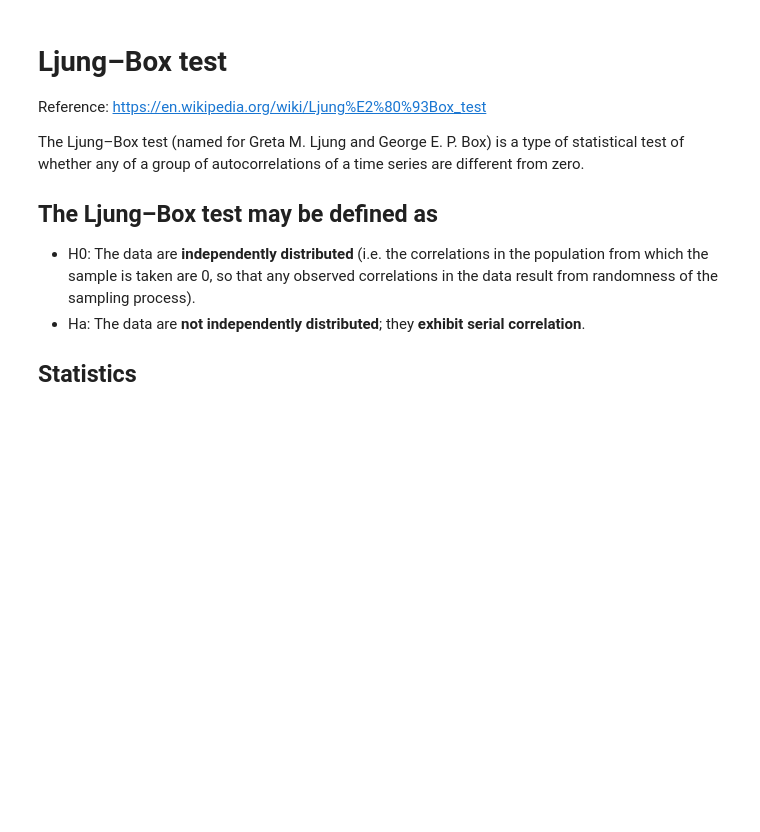
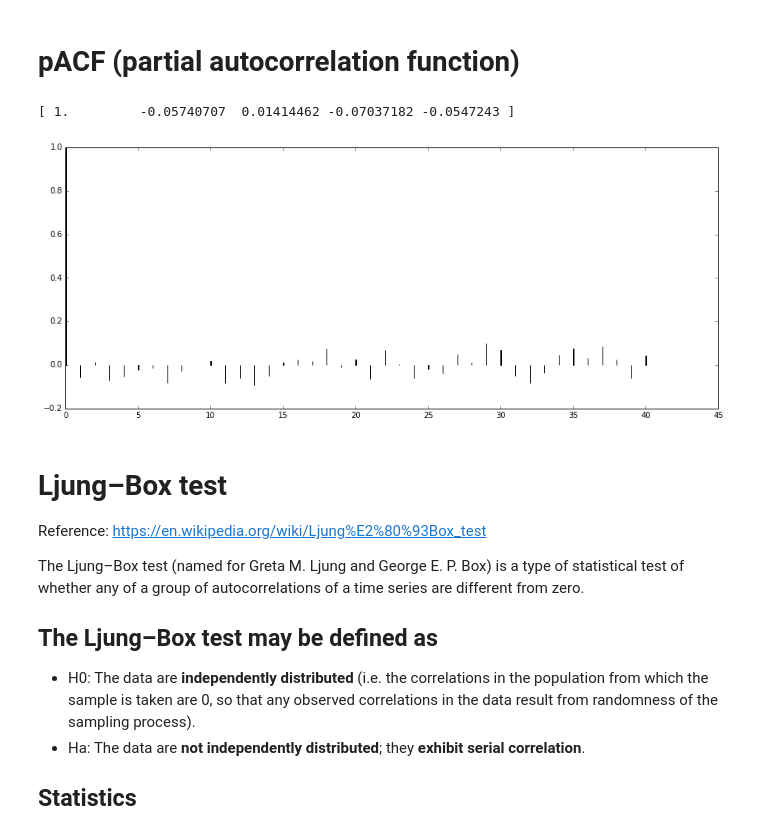
Before and after one commit to Hitoshi-Nakanishi/TimeSeries, a Jupyter notebook: TimeSeries.ipynb, the cells around one changed output. Saved outputs shown, nothing was run; the diff lists cells and outputs as text; code cells hidden in the pictures; blank space fills up the shorter version.

```diff
--- a/TimeSeries.ipynb
+++ b/TimeSeries.ipynb
@@ -22,3 +44,14 @@ plt.show()
+# %% [markdown]
+# pACF (partial autocorrelation function)
+# %%
+close_acf = pacf(TOPIX_price_df['price_return'])
+print(close_acf[:5])
+plt.figure(figsize=(15, 6))
+plt.bar(range(len(close_acf)), close_acf, width = 0.01)
+plt.show()
+# %% [output]
+[ 1.         -0.05740707  0.01414462 -0.07037182 -0.0547243 ]
+[figure, added]
 # %% [markdown]
 # Ljung–Box test
 Reference: https://en.wikipedia.org/wiki/Ljung%E2%80%93Box_test
```
Also changed, not shown: parts of 6 cells of this notebook.
